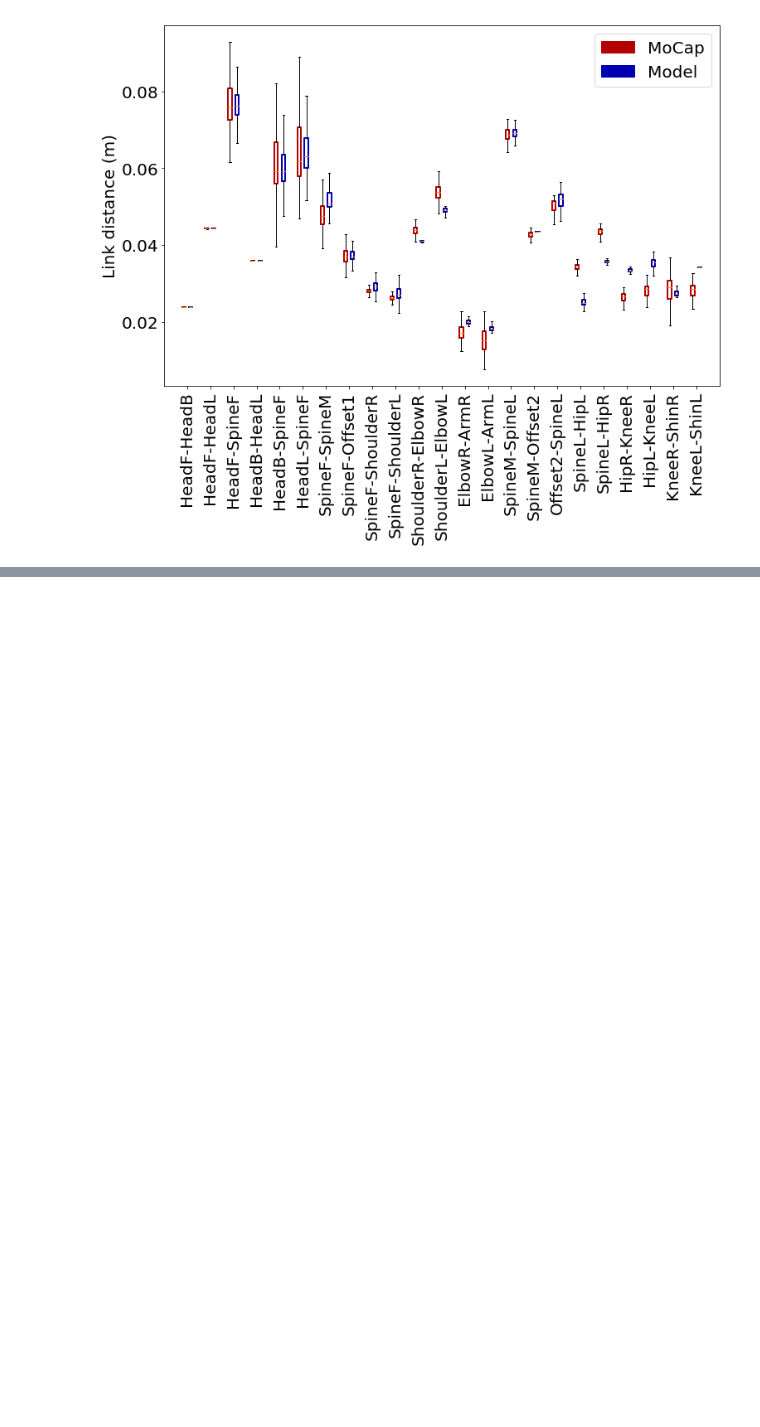
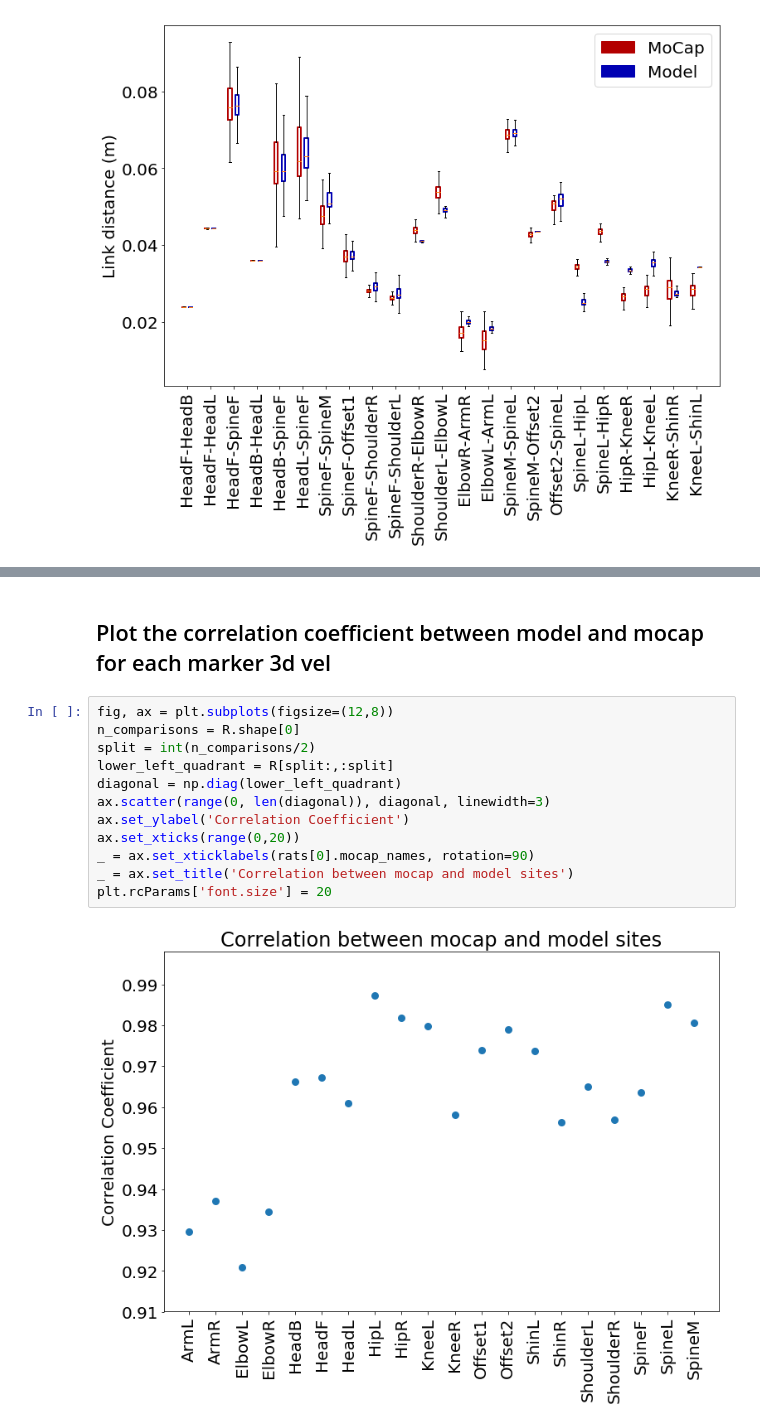
Before and after one commit to diegoaldarondo/stac, a Jupyter notebook: analysis/model_comparison/distance_metrics.ipynb, the cells around one changed output, grey strips where cells are left out. Cells and saved outputs as stored; diff of their text form; blank space fills up the shorter version.

```diff
--- a/analysis/model_comparison/distance_metrics.ipynb
+++ b/analysis/model_comparison/distance_metrics.ipynb
@@ -213,0 +292,16 @@ l = plt.legend(handles=[red_patch, blue_patch])
+# %% [markdown]
+## Plot the correlation coefficient between model and mocap for each marker 3d vel
+# %%
+fig, ax = plt.subplots(figsize=(12,8))
+n_comparisons = R.shape[0]
+split = int(n_comparisons/2)
+lower_left_quadrant = R[split:,:split]
+diagonal = np.diag(lower_left_quadrant)
+ax.scatter(range(0, len(diagonal)), diagonal, linewidth=3)
+ax.set_ylabel('Correlation Coefficient')
+ax.set_xticks(range(0,20))
+_ = ax.set_xticklabels(rats[0].mocap_names, rotation=90)
+_ = ax.set_title('Correlation between mocap and model sites')
+plt.rcParams['font.size'] = 20
+# %% [output]
+[figure, added]
```
Also changed, not shown: parts of 13 cells of this notebook, 12 other files.
